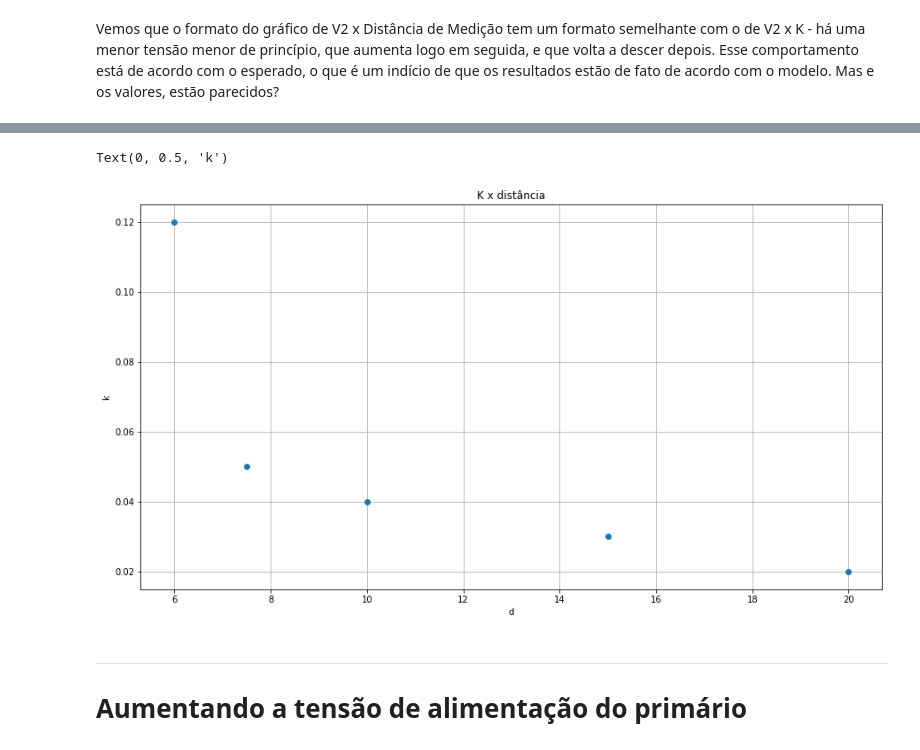
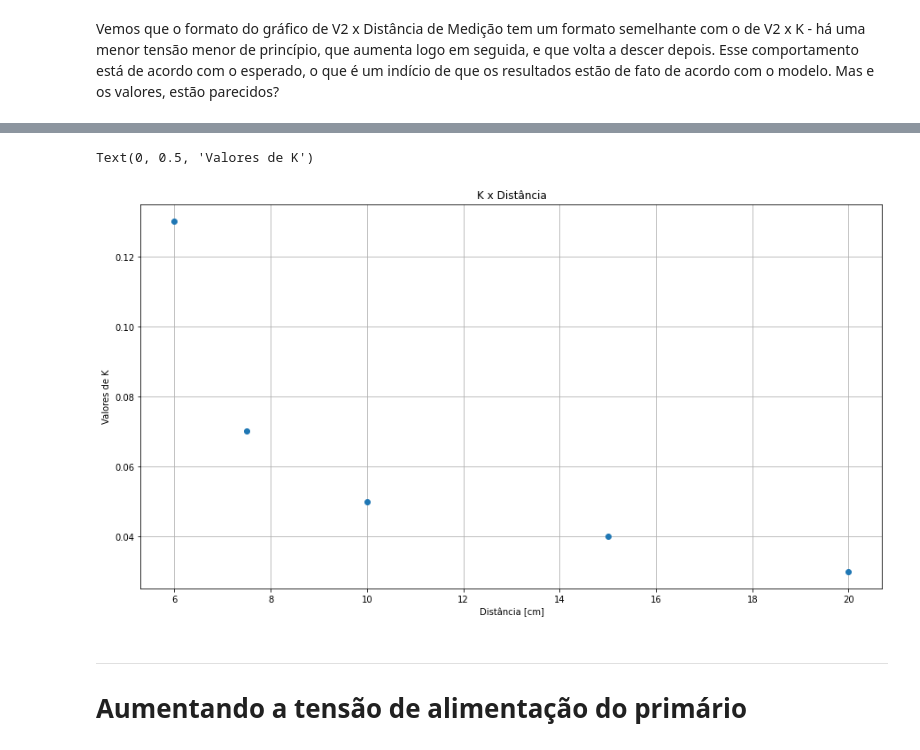
Before and after one commit to jvpazotti/Projeto-Eletromag, a Jupyter notebook: Projeto-NovasVariaveis.ipynb, the cells around one changed output, grey strips where cells are left out. Cells and saved outputs as stored; diff of their text form; code cells hidden in the pictures.

```diff
--- a/Projeto-NovasVariaveis.ipynb
+++ b/Projeto-NovasVariaveis.ipynb
@@ -521,17 +521,17 @@ Potência máxima esperada................: 0.23319450414823792 W
 Potência máxima transmitida................: 0.23674242424242414 W
 O valor máximo de modelo é -1% maior do que o medido
 # %%
-k=[0.12,0.05,0.04,0.03,0.02]
+k=[0.13,0.07,0.05,0.04,0.03]
 d=[6,7.5,10,15,20]
 plt.figure(figsize=(15,8))
 plt.plot(d,k,"o")
-plt.title("K x distância")
+plt.title("K x Distância")
 plt.grid()
-plt.xlabel("d")
-plt.ylabel("k")
+plt.xlabel("Distância [cm]")
+plt.ylabel("Valores de K")
 # %% [output]
-Text(0, 0.5, 'k')
+Text(0, 0.5, 'Valores de K')
-[figure, old version]
+[figure, new version]
 # %% [markdown]
 ___
 
```
Also changed, not shown: parts of 21 cells of this notebook.
